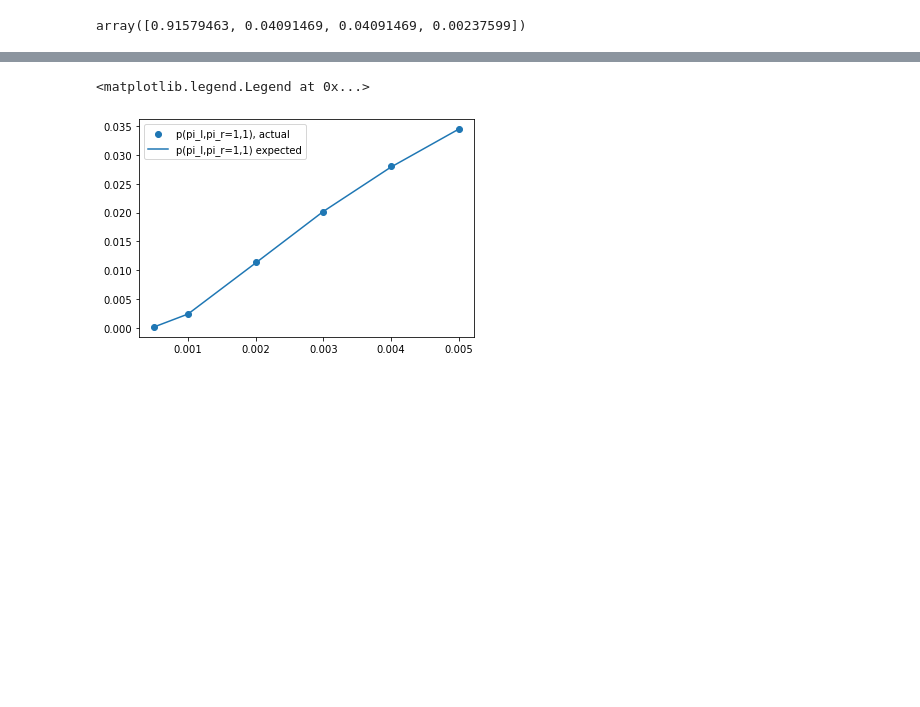
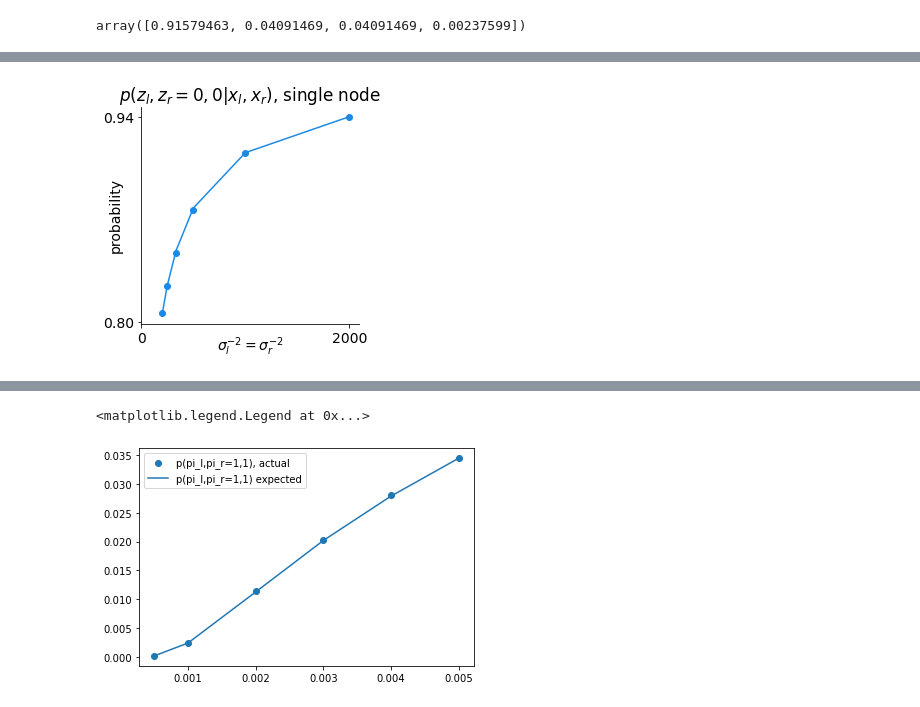
Before and after one commit to yy495/bistable_perception_project, a Jupyter notebook: gershman/gershman_12_single_node_abnormal.ipynb, the cells around one changed output, grey strips where cells are left out. Saved outputs shown, nothing was run; the diff lists cells and outputs as text; code cells hidden in the pictures; blank space fills up the shorter version.

```diff
--- a/gershman/gershman_12_single_node_abnormal.ipynb
+++ b/gershman/gershman_12_single_node_abnormal.ipynb
@@ -181,0 +182,16 @@ Text(0, 0.5, 'density')
+# %%
+fig,ax = plt.subplots(1)
+ax.scatter(1/var_array,p_pi_ac[:,0],color='#1b8ae4',label = 'simulated')
+ax.plot(1/var_array,p_pi_exp[:,0],color='#1b8ae4', label= 'expected')
+ax.set_box_aspect(1)
+ax.spines['top'].set_visible(False)
+ax.spines['right'].set_visible(False)
+ax.set_xticks([0,2000])
+ax.set_yticks([0.8,0.94])
+ax.set_xlabel(r'$\sigma^{-2}_l=\sigma^{-2}_r$',labelpad=-10)
+ax.set_ylabel('probability',labelpad=-20)
+ax.set_title(r'$p(z_l,z_r = 0,0 | x_l,x_r)$'+', single node')
+plt.rcParams['font.size'] = '14'
+fig.savefig('diu.svg')
+# %% [output]
+[figure, added]
```
Also changed, not shown: parts of 8 cells of this notebook, 12 other files.
